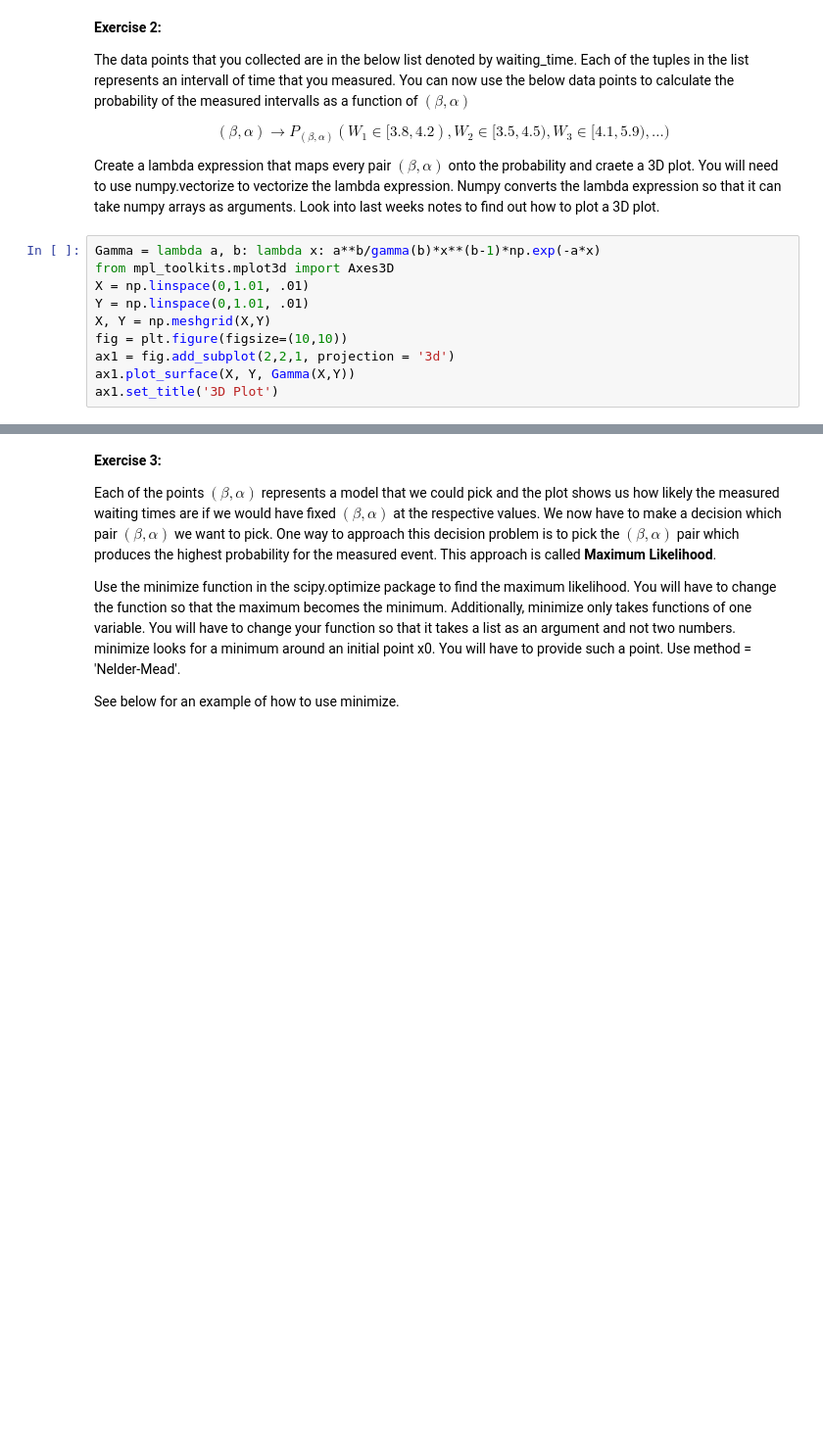
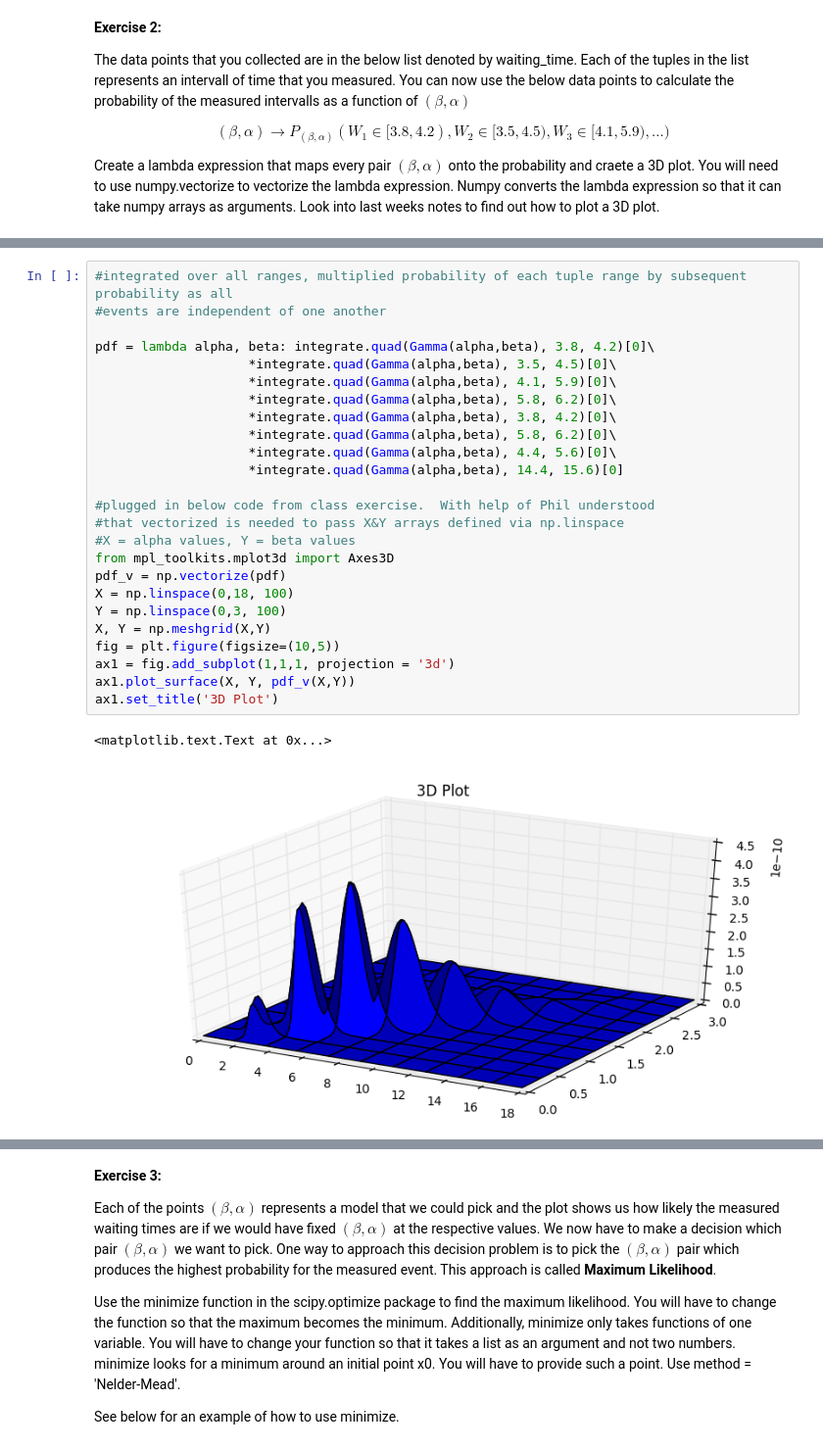
Before and after one commit to ddemoray/GA-DSI-projects, a Jupyter notebook: projects-weekly/project-03/Starter Code/Intro to Probability Part 2 Lab Starter Code.ipynb, the cells around one changed output, grey strips where cells are left out. Shown at 98% size. Saved outputs shown, nothing was run; the diff lists cells and outputs as text; blank space fills up the shorter version.

Commit message:
updating project 3

```diff
--- a/projects-weekly/project-03/Starter Code/Intro to Probability Part 2 Lab Starter Code.ipynb
+++ b/projects-weekly/project-03/Starter Code/Intro to Probability Part 2 Lab Starter Code.ipynb
@@ -50,13 +51,3 @@ The data points that you collected are in the below list denoted by waiting_time
 $$(\beta, \alpha) \to P_{(\beta, \alpha)}( W_1 \in [3.8,4.2), W_2 \in [3.5, 4.5), W_3 \in [4.1, 5.9), ...)$$
 
 Create a lambda expression that maps every pair $(\beta, \alpha)$ onto the probability and craete a 3D plot. You will need to use numpy.vectorize to vectorize the lambda expression. Numpy converts the lambda expression so that it can take numpy arrays as arguments. Look into last weeks notes to find out how to plot a 3D plot.
-# %%
-Gamma = lambda a, b: lambda x: a**b/gamma(b)*x**(b-1)*np.exp(-a*x)
-from mpl_toolkits.mplot3d import Axes3D
-X = np.linspace(0,1.01, .01)
-Y = np.linspace(0,1.01, .01)
-X, Y = np.meshgrid(X,Y)
-fig = plt.figure(figsize=(10,10))
-ax1 = fig.add_subplot(2,2,1, projection = '3d')
-ax1.plot_surface(X, Y, Gamma(X,Y))
-ax1.set_title('3D Plot')
@@ -68 +75,29 @@ waiting_time =[(4,0.2),(4,0.5), (5,0.9), (6,0.2), (4,0.2), (6,0.2), (5,0.6), (15
+# %%
+#integrated over all ranges, multiplied probability of each tuple range by subsequent probability as all
+#events are independent of one another
+
+pdf = lambda alpha, beta: integrate.quad(Gamma(alpha,beta), 3.8, 4.2)[0]\
+                    *integrate.quad(Gamma(alpha,beta), 3.5, 4.5)[0]\
+                    *integrate.quad(Gamma(alpha,beta), 4.1, 5.9)[0]\
+                    *integrate.quad(Gamma(alpha,beta), 5.8, 6.2)[0]\
+                    *integrate.quad(Gamma(alpha,beta), 3.8, 4.2)[0]\
+                    *integrate.quad(Gamma(alpha,beta), 5.8, 6.2)[0]\
+                    *integrate.quad(Gamma(alpha,beta), 4.4, 5.6)[0]\
+                    *integrate.quad(Gamma(alpha,beta), 14.4, 15.6)[0]
+
+#plugged in below code from class exercise.  With help of Phil understood
+#that vectorized is needed to pass X&Y arrays defined via np.linspace
+#X = alpha values, Y = beta values
+from mpl_toolkits.mplot3d import Axes3D
+pdf_v = np.vectorize(pdf)
+X = np.linspace(0,18, 100)
+Y = np.linspace(0,3, 100)
+X, Y = np.meshgrid(X,Y)
+fig = plt.figure(figsize=(10,5))
+ax1 = fig.add_subplot(1,1,1, projection = '3d')
+ax1.plot_surface(X, Y, pdf_v(X,Y))
+ax1.set_title('3D Plot')
+# %% [output]
+<matplotlib.text.Text at 0x...>
+[figure, added]
 # %% [markdown]
```
Also changed, not shown: parts of 11 cells of this notebook, 3 other files.
